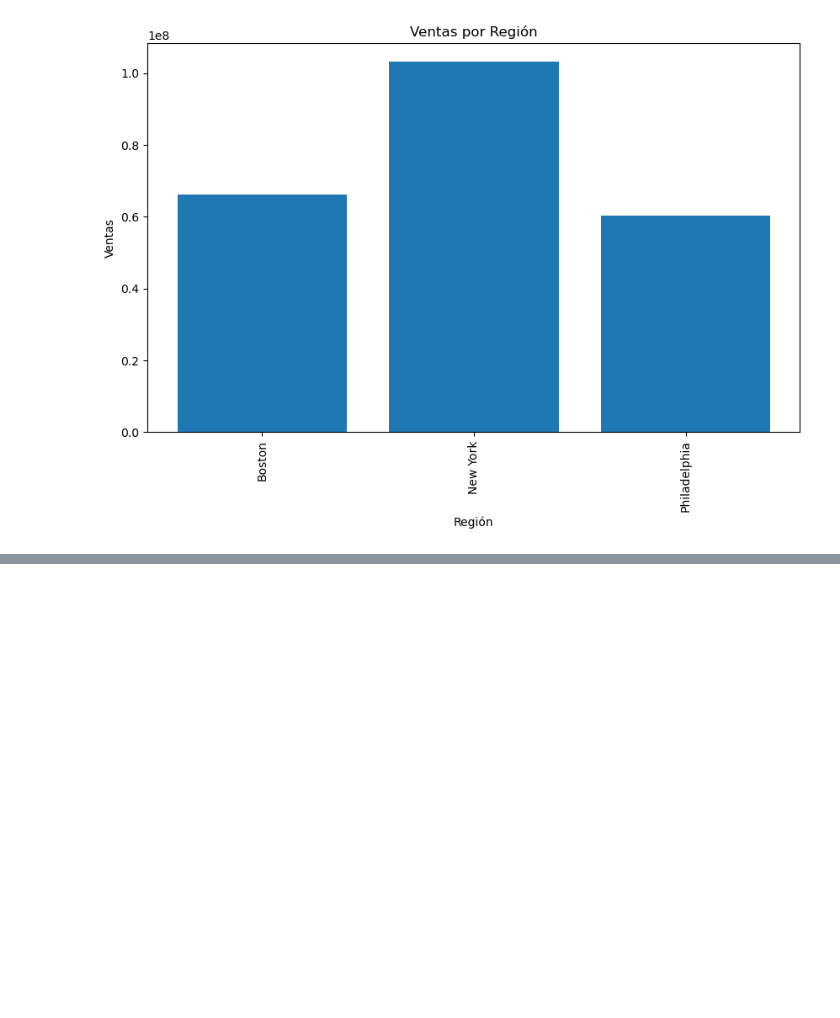
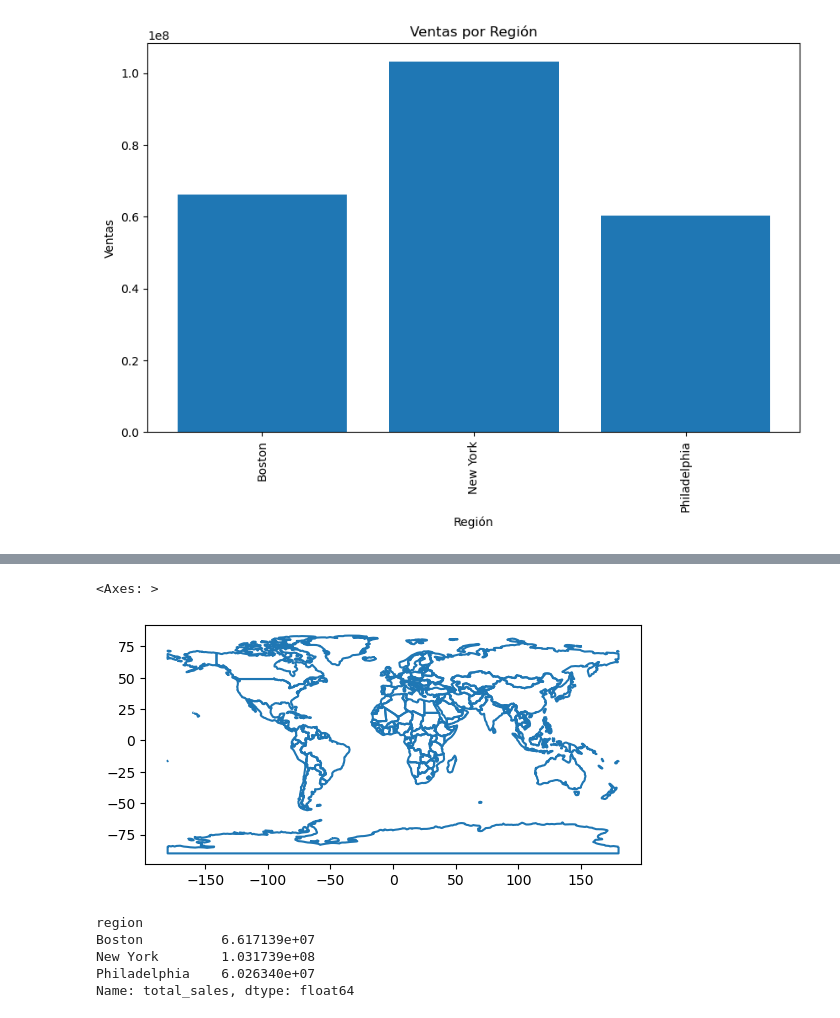
Before and after one commit to alitermat/capstone_retail_TFM, a Jupyter notebook: notebooks/EDA_general_aura.ipynb, the cells around one changed output, grey strips where cells are left out. Drawn from its saved outputs; the diff is of its cells as text; code cells hidden in the pictures; blank space fills up the shorter version.

```diff
--- a/notebooks/EDA_general_aura.ipynb
+++ b/notebooks/EDA_general_aura.ipynb
@@ -292 +306,14 @@ plt.show()
+# %%
+usa.boundary.plot()
+# %% [output]
+<Axes: >
+[figure, added]
+# %%
+print(sales_per_state)
+# %% [output]
+region
+Boston          6.617139e+07
+New York        1.031739e+08
+Philadelphia    6.026340e+07
+Name: total_sales, dtype: float64
 # %%
```
Also changed, not shown: parts of 6 cells of this notebook, 1 other file.
